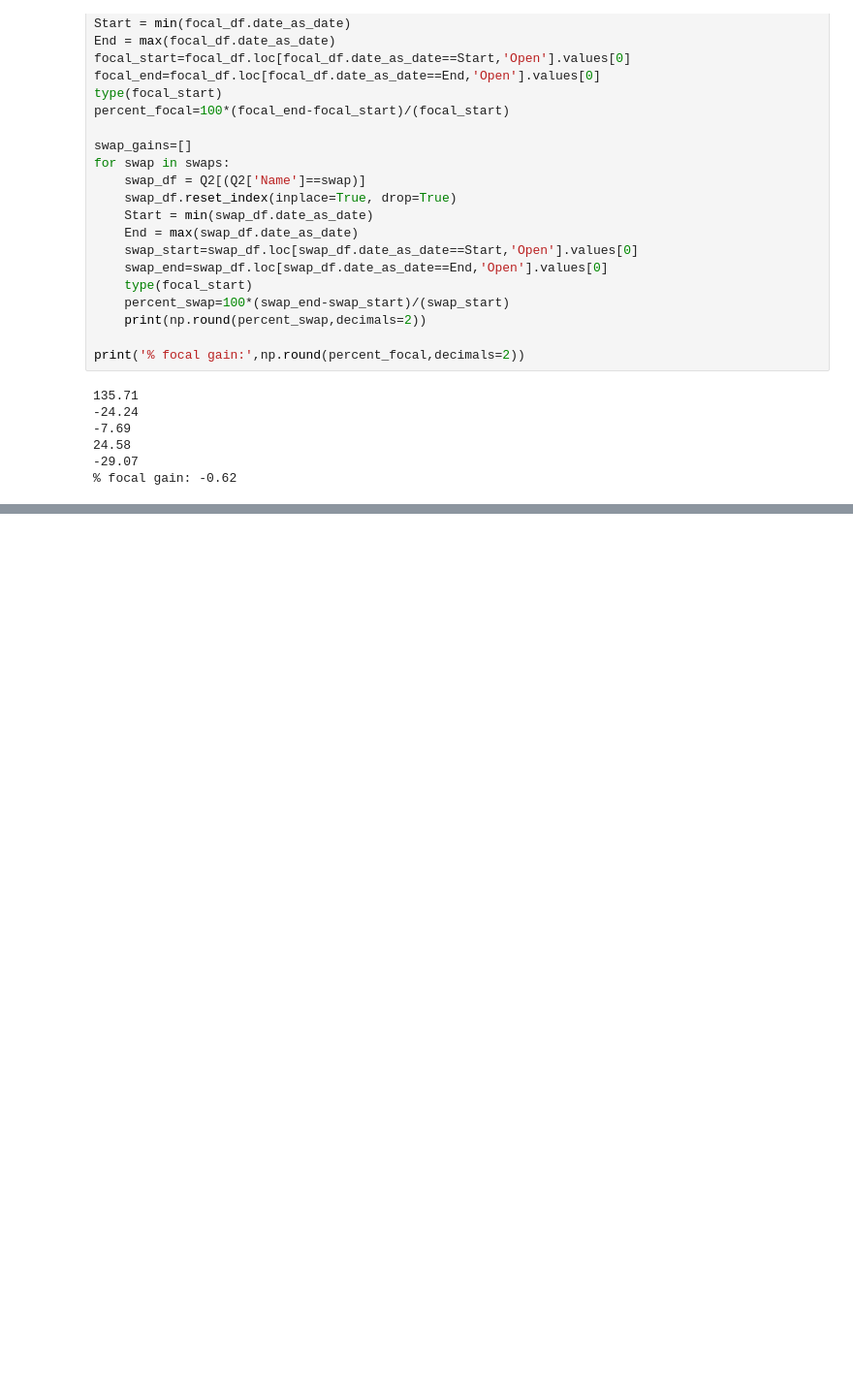
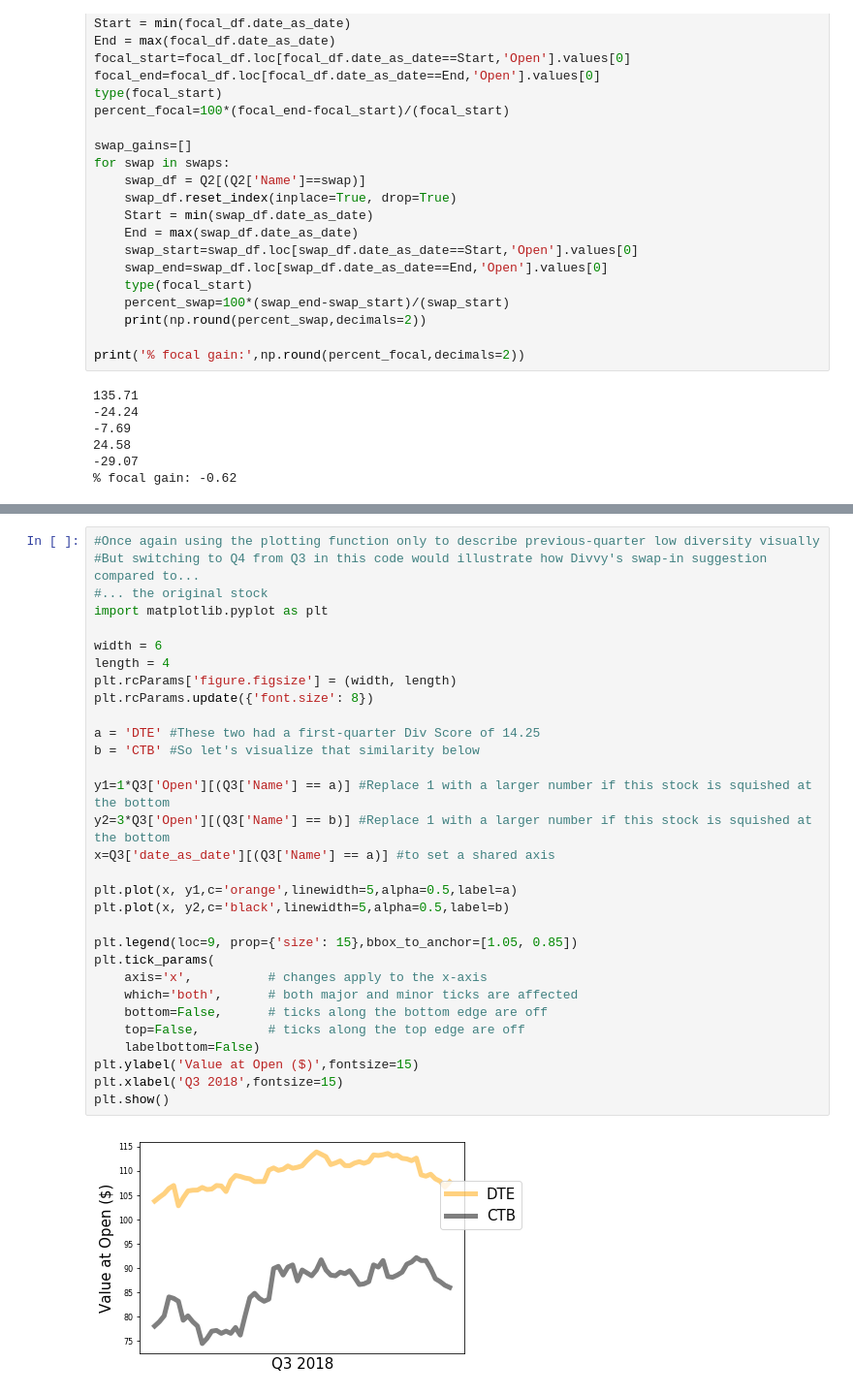
Before and after one commit to Cynthia-O/DivvyUp_public, a Jupyter notebook: Final_DivvyUp/DivvyUp.ipynb, the cells around one changed output, grey strips where cells are left out. Shown at 97% size. Drawn from its saved outputs; the diff is of its cells as text; blank space fills up the shorter version.

```diff
--- a/Final_DivvyUp/DivvyUp.ipynb
+++ b/Final_DivvyUp/DivvyUp.ipynb
@@ -417,0 +905,33 @@ plt.show()
+# %%
+#Once again using the plotting function only to describe previous-quarter low diversity visually
+#But switching to Q4 from Q3 in this code would illustrate how Divvy's swap-in suggestion compared to...
+#... the original stock
+import matplotlib.pyplot as plt
+
+width = 6
+length = 4
+plt.rcParams['figure.figsize'] = (width, length)
+plt.rcParams.update({'font.size': 8})
+
+a = 'DTE' #These two had a first-quarter Div Score of 14.25
+b = 'CTB' #So let's visualize that similarity below
+
+y1=1*Q3['Open'][(Q3['Name'] == a)] #Replace 1 with a larger number if this stock is squished at the bottom
+y2=3*Q3['Open'][(Q3['Name'] == b)] #Replace 1 with a larger number if this stock is squished at the bottom
+x=Q3['date_as_date'][(Q3['Name'] == a)] #to set a shared axis
+
+plt.plot(x, y1,c='orange',linewidth=5,alpha=0.5,label=a)
+plt.plot(x, y2,c='black',linewidth=5,alpha=0.5,label=b)
+
+plt.legend(loc=9, prop={'size': 15},bbox_to_anchor=[1.05, 0.85])
+plt.tick_params(
+    axis='x',          # changes apply to the x-axis
+    which='both',      # both major and minor ticks are affected
+    bottom=False,      # ticks along the bottom edge are off
+    top=False,         # ticks along the top edge are off
+    labelbottom=False)
+plt.ylabel('Value at Open ($)',fontsize=15)
+plt.xlabel('Q3 2018',fontsize=15)
+plt.show()
+# %% [output]
+[figure, added]
```
Also changed, not shown: parts of 30 cells of this notebook.
